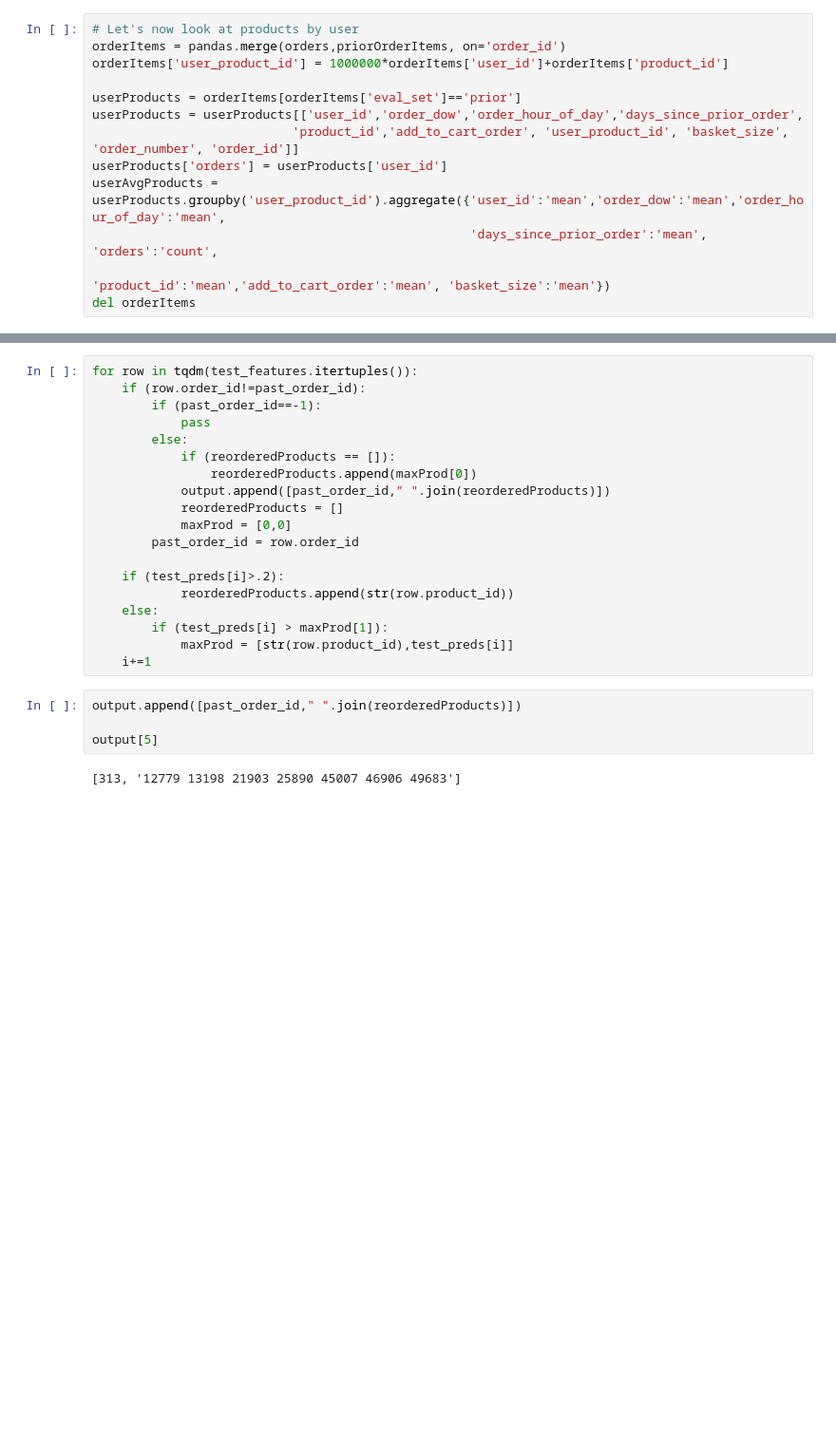
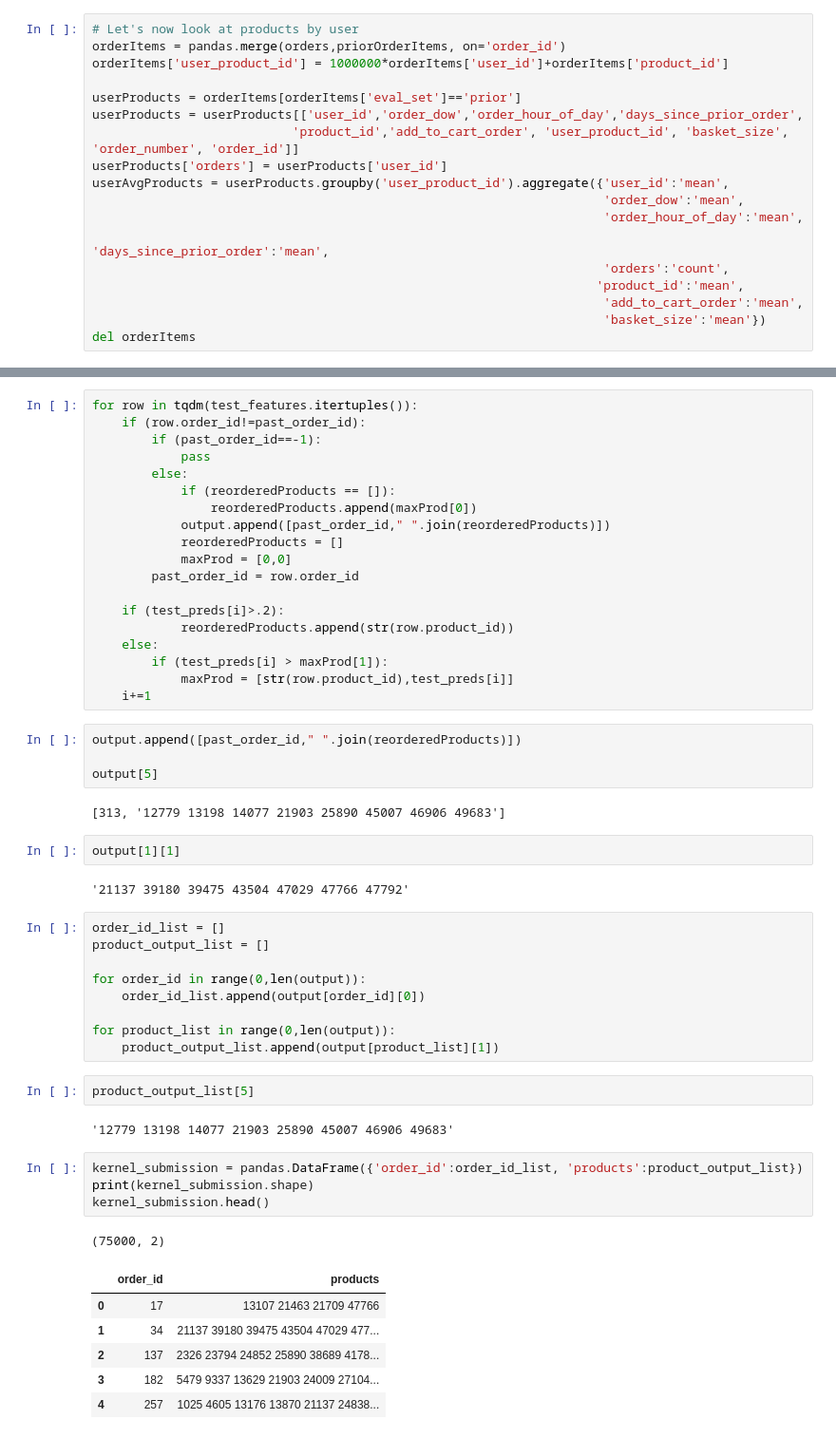
Before and after one commit to Wafic/instacart-kaggle-competition, a Jupyter notebook: kernel_keras_example.ipynb, the cells around one changed output, grey strips where cells are left out. Shown: that part at 95% size. Drawn from its saved outputs; the diff is of its cells as text; blank space fills up the shorter version.

```diff
--- a/kernel_keras_example.ipynb
+++ b/kernel_keras_example.ipynb
@@ -63,9 +104,14 @@ userProducts = orderItems[orderItems['eval_set']=='prior']
 userProducts = userProducts[['user_id','order_dow','order_hour_of_day','days_since_prior_order',
                            'product_id','add_to_cart_order', 'user_product_id', 'basket_size', 'order_number', 'order_id']]
 userProducts['orders'] = userProducts['user_id']
-userAvgProducts = userProducts.groupby('user_product_id').aggregate({'user_id':'mean','order_dow':'mean','order_hour_of_day':'mean',
-                                                   'days_since_prior_order':'mean', 'orders':'count',
-                                                   'product_id':'mean','add_to_cart_order':'mean', 'basket_size':'mean'})
+userAvgProducts = userProducts.groupby('user_product_id').aggregate({'user_id':'mean',
+                                                                     'order_dow':'mean',
+                                                                     'order_hour_of_day':'mean',
+                                                                    'days_since_prior_order':'mean',
+                                                                     'orders':'count',
+                                                                    'product_id':'mean',
+                                                                     'add_to_cart_order':'mean',
+                                                                     'basket_size':'mean'})
 del orderItems
 # %%
 userAvgProducts.head()
@@ -454,4 +498,33 @@ output.append([past_order_id," ".join(reorderedProducts)])
 
 output[5]
 # %% [output]
-[313, '12779 13198 21903 25890 45007 46906 49683']
+[313, '12779 13198 14077 21903 25890 45007 46906 49683']
+# %%
+output[1][1]
+# %% [output]
+'21137 39180 39475 43504 47029 47766 47792'
+# %%
+order_id_list = []
+product_output_list = []
+
+for order_id in range(0,len(output)):
+    order_id_list.append(output[order_id][0])
+
+for product_list in range(0,len(output)):
+    product_output_list.append(output[product_list][1])
+# %%
+product_output_list[5]
+# %% [output]
+'12779 13198 14077 21903 25890 45007 46906 49683'
+# %%
+kernel_submission = pandas.DataFrame({'order_id':order_id_list, 'products':product_output_list})
+print(kernel_submission.shape)
+kernel_submission.head()
+# %% [output]
+(75000, 2)
+|  | order_id | products |
+| 0 | 17 | 13107 21463 21709 47766 |
+| 1 | 34 | 21137 39180 39475 43504 47029 477... |
+| 2 | 137 | 2326 23794 24852 25890 38689 4178... |
+| 3 | 182 | 5479 9337 13629 21903 24009 27104... |
+| 4 | 257 | 1025 4605 13176 13870 21137 24838... |
```
Also changed, not shown: parts of 13 cells of this notebook, 3 other files.
